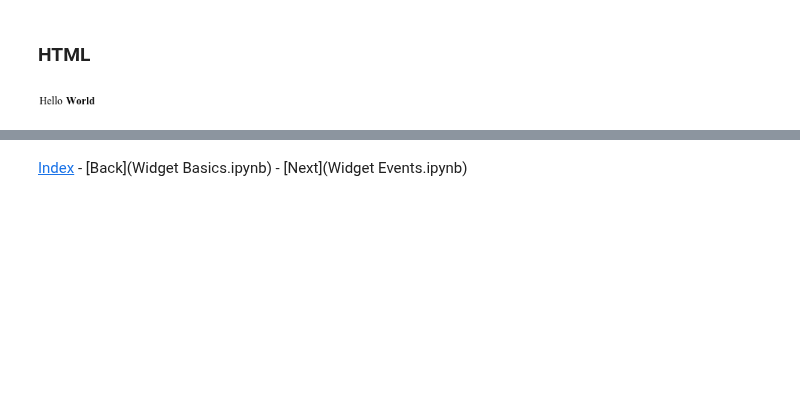
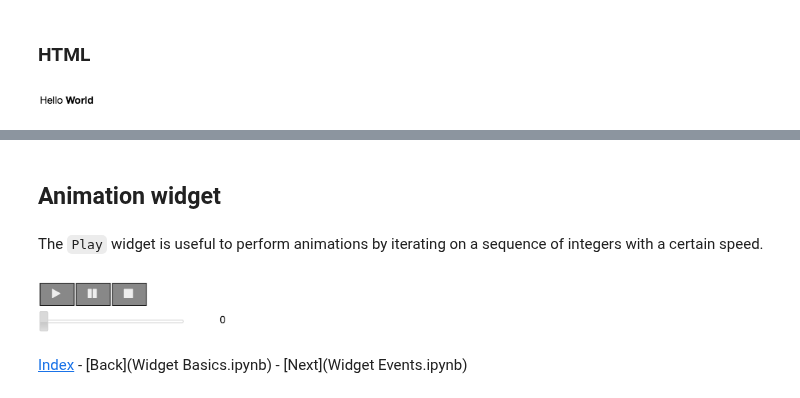
Before and after one commit to jupyter-widgets/ipywidgets, a Jupyter notebook: docs/source/examples/Widget List.ipynb, the cells around one changed output, grey strips where cells are left out. Drawn from its saved outputs; the diff is of its cells as text; code cells hidden in the pictures; blank space fills up the shorter version.

Commit message:
Add documentation for Animation widget

```diff
--- a/docs/source/examples/Widget List.ipynb
+++ b/docs/source/examples/Widget List.ipynb
@@ -270,2 +286,13 @@ widgets.Button(description='Click me')
+# %% [markdown]
+## Animation widget
+# %% [markdown]
+The `Play` widget is useful to perform animations by iterating on a sequence of integers with a certain speed.
+# %%
+play = widgets.Play()
+slider = widgets.IntSlider()
+widgets.jsdlink((play, 'value'), (slider, 'value'))
+widgets.VBox([play, slider])
+# %% [output]
+[figure, added]
 # %% [markdown]
 [Index](Index.ipynb) - [Back](Widget Basics.ipynb) - [Next](Widget Events.ipynb)
```
Also changed, not shown: parts of 20 cells of this notebook, 1 other file.
